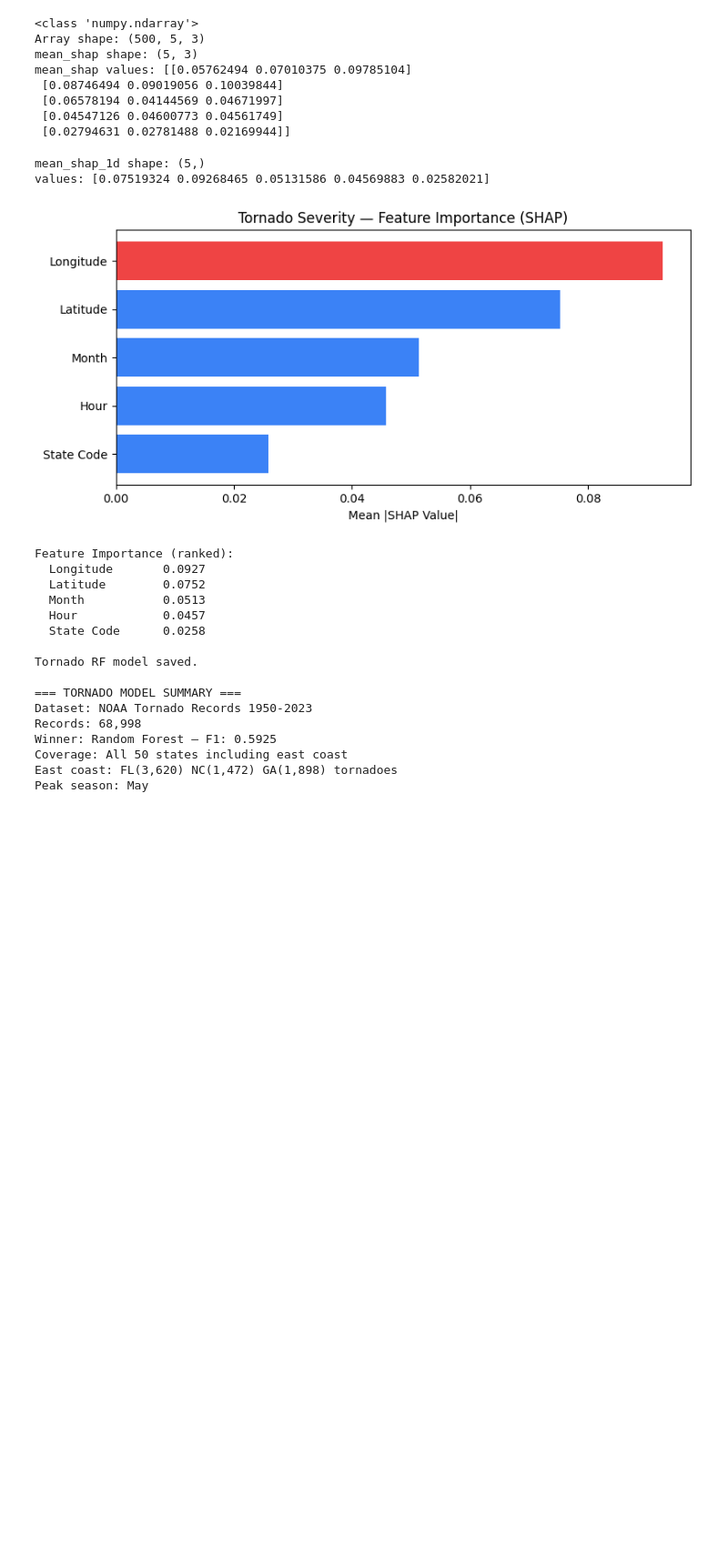
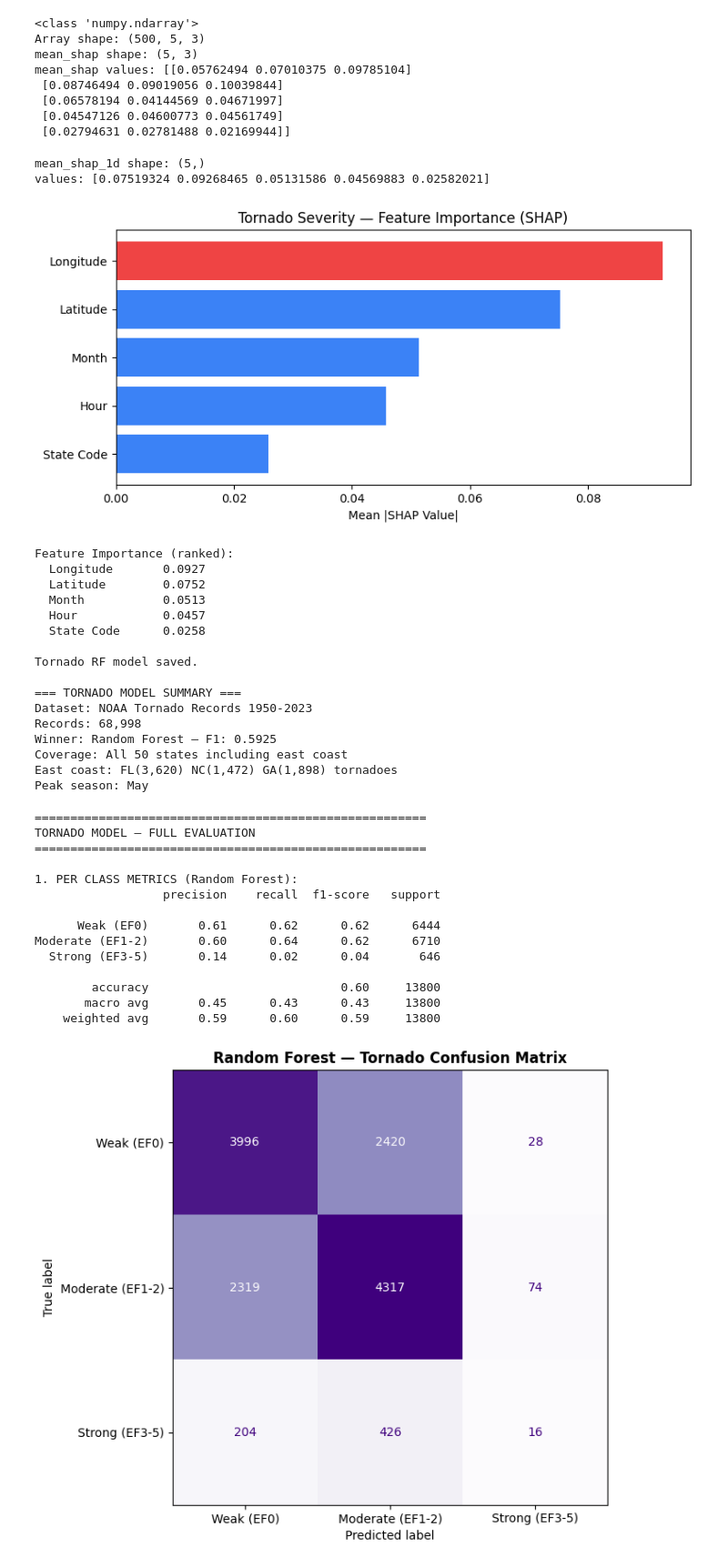
Before and after one commit to IndrayaniBhosale/terraalert, a Jupyter notebook: notebooks/09_tornado_models.ipynb, the cells around one changed output. Shown at 91% size. Drawn from its saved outputs; the diff is of its cells as text; code cells hidden in the pictures; blank space fills up the shorter version.

```diff
--- a/notebooks/09_tornado_models.ipynb
+++ b/notebooks/09_tornado_models.ipynb
@@ -229,3 +229,83 @@ Winner: Random Forest — F1: 0.5925
 Coverage: All 50 states including east coast
 East coast: FL(3,620) NC(1,472) GA(1,898) tornadoes
 Peak season: May
+# %%
+from sklearn.metrics import (classification_report, confusion_matrix,
+                              ConfusionMatrixDisplay)
+from sklearn.model_selection import cross_val_score
+import matplotlib.pyplot as plt
+import numpy as np
+
+print('='*55)
+print('TORNADO MODEL — FULL EVALUATION')
+print('='*55)
+
+y_pred_rf = rf.predict(X_test)
+class_names = ['Weak (EF0)', 'Moderate (EF1-2)', 'Strong (EF3-5)']
+
+# 1. Per class metrics
+print('\n1. PER CLASS METRICS (Random Forest):')
+print(classification_report(y_test, y_pred_rf, target_names=class_names))
+
+# 2. Confusion Matrix
+fig, ax = plt.subplots(figsize=(8, 6))
+cm = confusion_matrix(y_test, y_pred_rf)
+disp = ConfusionMatrixDisplay(confusion_matrix=cm, display_labels=class_names)
+disp.plot(ax=ax, cmap='Purples', colorbar=False)
+ax.set_title('Random Forest — Tornado Confusion Matrix',
+             fontsize=12, fontweight='bold')
+plt.tight_layout()
+plt.savefig('../data/tornadoes/confusion_matrix.png', dpi=150, bbox_inches='tight')
+plt.show()
+
+# 3. Cross Validation
+print('\n2. CROSS VALIDATION (5-fold):')
+cv_scores = cross_val_score(
+    rf, X_train, y_train,
+    cv=5, scoring='f1_weighted', n_jobs=-1
+)
+print(f'  Fold scores: {[round(s,4) for s in cv_scores]}')
+print(f'  Mean F1:     {cv_scores.mean():.4f}')
+print(f'  Std Dev:     {cv_scores.std():.4f}')
+print(f'  Test F1:     {rf_f1:.4f}')
+if abs(cv_scores.mean() - rf_f1) < 0.02:
+    print('  Conclusion: Consistent — test score is reliable')
+else:
+    print('  Conclusion: Some variance detected')
+
+# 4. Error analysis
+print('\n3. ERROR ANALYSIS:')
+report = classification_report(y_test, y_pred_rf,
+                                target_names=class_names,
+                                output_dict=True)
+print(f'\n{"Class":<20} {"Precision":>10} {"Recall":>10} {"F1":>10} {"Support":>10}')
+print('-'*60)
+for cls in class_names:
+    r = report[cls]
+    print(f'{cls:<20} {r["precision"]:>10.4f} {r["recall"]:>10.4f} {r["f1-score"]:>10.4f} {int(r["support"]):>10}')
+
+print('\n4. KEY FINDINGS:')
+weak = report['Weak (EF0)']
+strong = report['Strong (EF3-5)']
+print(f'Weak EF0:      Precision={weak["precision"]:.4f}, Recall={weak["recall"]:.4f}')
+print(f'Strong EF3-5:  Precision={strong["precision"]:.4f}, Recall={strong["recall"]:.4f}')
+print('\nConsistent pattern across all three disaster types:')
+print('Models perform well on common events, struggle with rare violent ones.')
+print('This is a fundamental class imbalance challenge in disaster prediction.')
+print('Real-time atmospheric data would significantly improve strong tornado detection.')
+# %% [output]
+=======================================================
+TORNADO MODEL — FULL EVALUATION
+=======================================================
+
+1. PER CLASS METRICS (Random Forest):
+                  precision    recall  f1-score   support
+
+      Weak (EF0)       0.61      0.62      0.62      6444
+Moderate (EF1-2)       0.60      0.64      0.62      6710
+  Strong (EF3-5)       0.14      0.02      0.04       646
+
+        accuracy                           0.60     13800
+       macro avg       0.45      0.43      0.43     13800
+    weighted avg       0.59      0.60      0.59     13800
+[figure, added]
```
Also changed, not shown: parts of 2 cells of this notebook, 1 other file.
